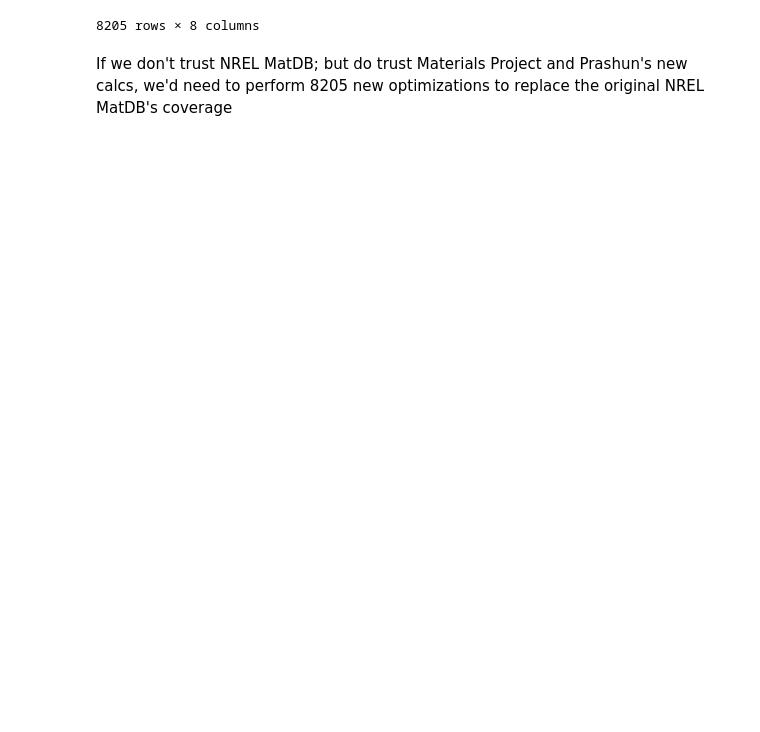
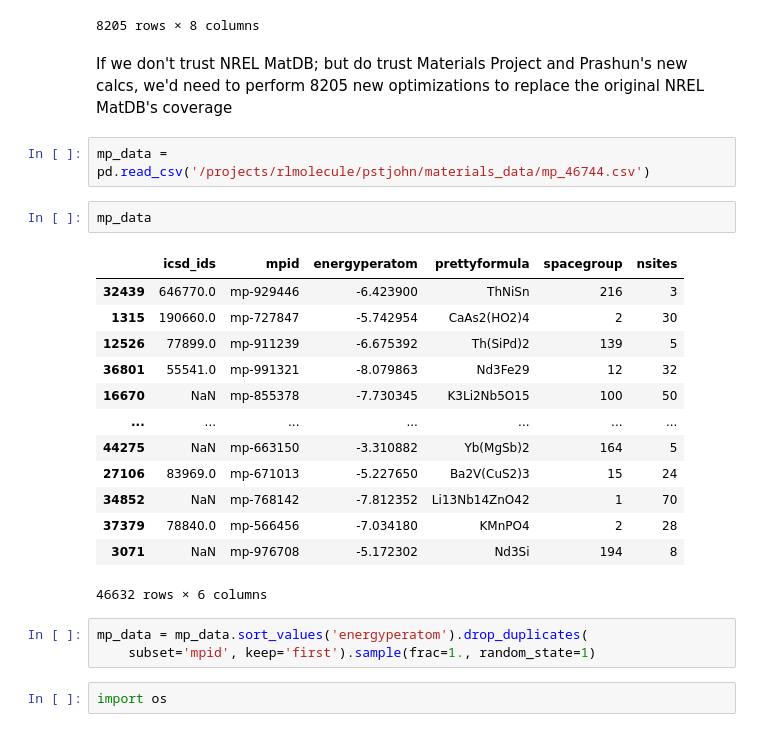
Before and after one commit to pstjohn/crystal-gnn, a Jupyter notebook: materials_project.ipynb, the cells around one changed output. Saved outputs shown, nothing was run; the diff lists cells and outputs as text; blank space fills up the shorter version.

```diff
--- a/materials_project.ipynb
+++ b/materials_project.ipynb
@@ -121,3 +136,26 @@ data1_dedupe[~data1_dedupe.icsdnum.isin(mp_with_icsd.icsdnum)]
 8205 rows × 8 columns
 # %% [markdown]
 If we don't trust NREL MatDB; but do trust Materials Project and Prashun's new calcs, we'd need to perform 8205 new optimizations to replace the original NREL MatDB's coverage
+# %%
+mp_data = pd.read_csv('/projects/rlmolecule/pstjohn/materials_data/mp_46744.csv')
+# %%
+mp_data
+# %% [output]
+|  | icsd_ids | mpid | energyperatom | prettyformula | spacegroup | nsites |
+| 32439 | 646770.0 | mp-929446 | -6.423900 | ThNiSn | 216 | 3 |
+| 1315 | 190660.0 | mp-727847 | -5.742954 | CaAs2(HO2)4 | 2 | 30 |
+| 12526 | 77899.0 | mp-911239 | -6.675392 | Th(SiPd)2 | 139 | 5 |
+| 36801 | 55541.0 | mp-991321 | -8.079863 | Nd3Fe29 | 12 | 32 |
+| 16670 | NaN | mp-855378 | -7.730345 | K3Li2Nb5O15 | 100 | 50 |
+| ... | ... | ... | ... | ... | ... | ... |
+| 44275 | NaN | mp-663150 | -3.310882 | Yb(MgSb)2 | 164 | 5 |
+| 27106 | 83969.0 | mp-671013 | -5.227650 | Ba2V(CuS2)3 | 15 | 24 |
+| 34852 | NaN | mp-768142 | -7.812352 | Li13Nb14ZnO42 | 1 | 70 |
+| 37379 | 78840.0 | mp-566456 | -7.034180 | KMnPO4 | 2 | 28 |
+| 3071 | NaN | mp-976708 | -5.172302 | Nd3Si | 194 | 8 |
+46632 rows × 6 columns
+# %%
+mp_data = mp_data.sort_values('energyperatom').drop_duplicates(
+    subset='mpid', keep='first').sample(frac=1., random_state=1)
+# %%
+import os
```
Also changed, not shown: parts of 5 cells of this notebook, 7 other files.
